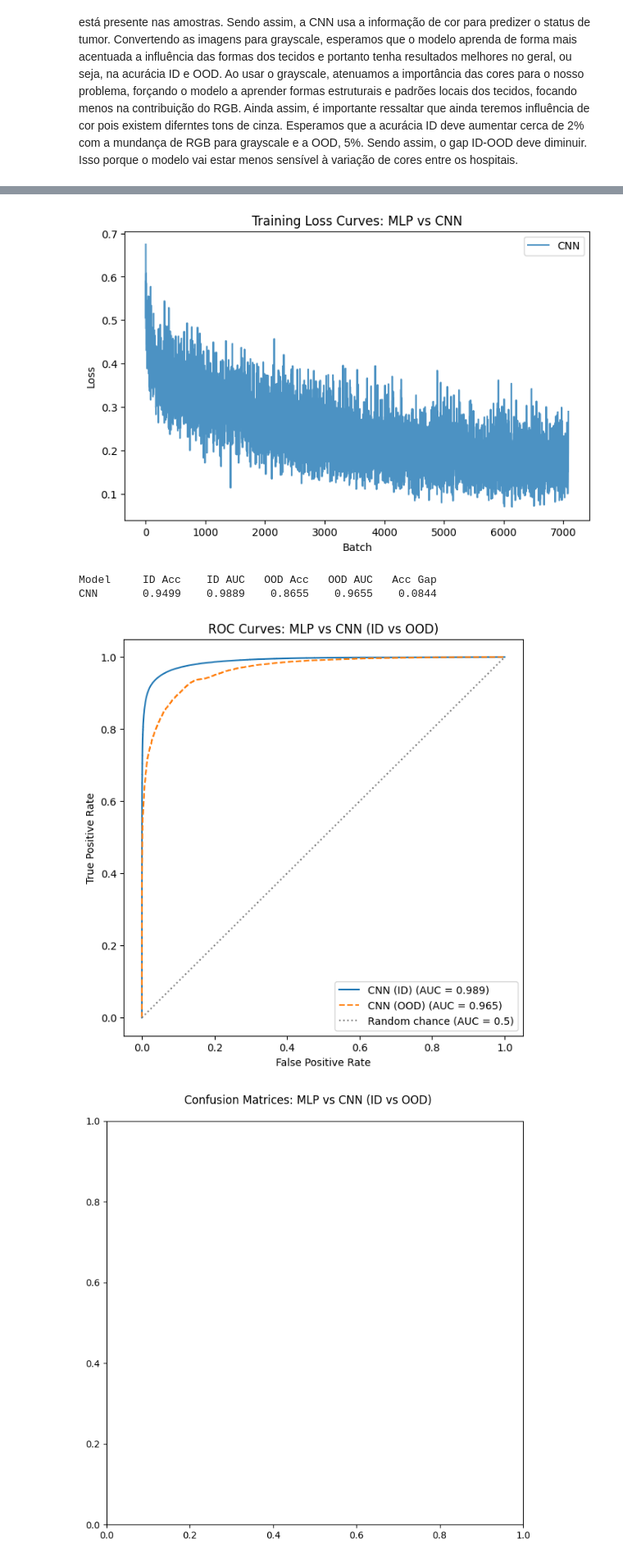
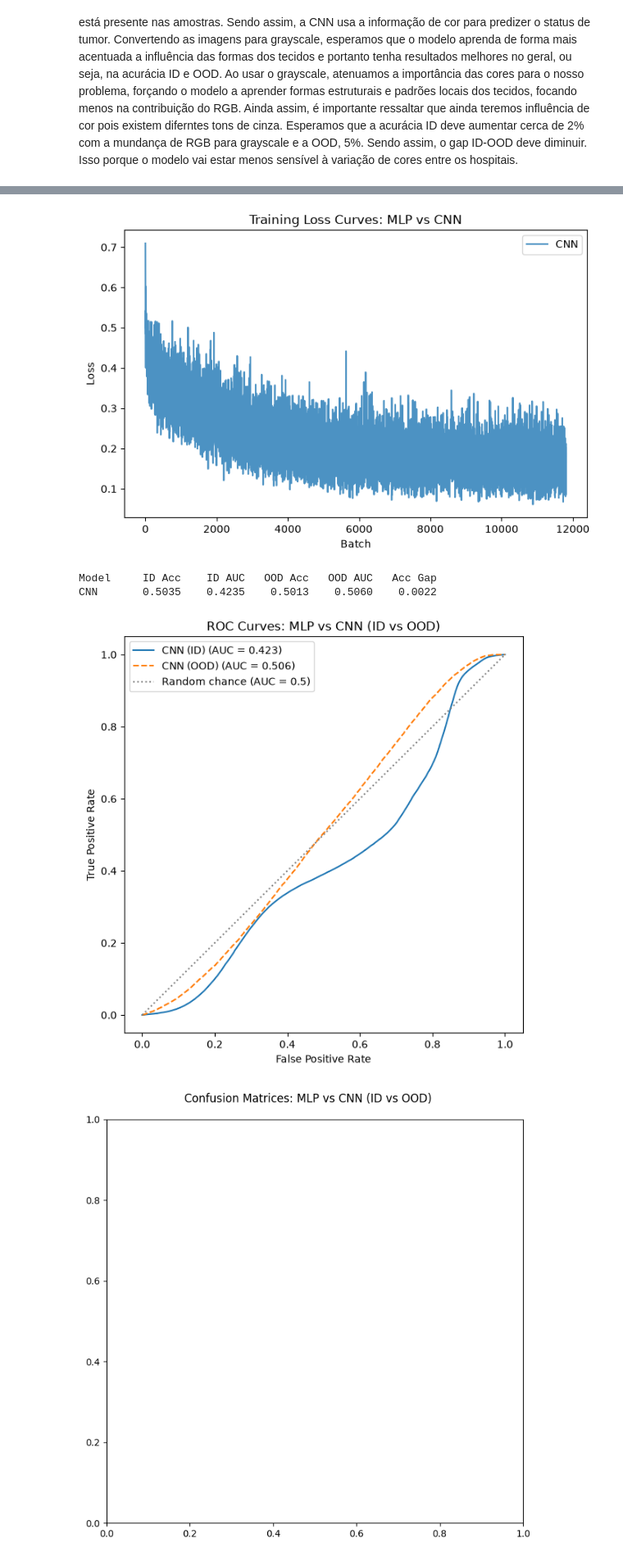
Before and after one commit to mariagabi-lustosa/Tarefa3_MC886, a Jupyter notebook: mc886_1s2026_assignment_3.ipynb, the cells around one changed output, grey strips where cells are left out. Shown at 82% size. Saved outputs shown, nothing was run; the diff lists cells and outputs as text; code cells hidden in the pictures.

```diff
--- a/mc886_1s2026_assignment_3.ipynb
+++ b/mc886_1s2026_assignment_3.ipynb
@@ -1047,20 +1047,15 @@ test_data = dataset.get_subset("test", transform=transform)
 # Maintain the same configurations you set on the previous cells (e.g. input size, normalization, etc.) to
 # isolate the effect of changing the data assumptions.
 
-cnn = SmallCNN(1, channels=[32, 64, 128], dropout=dropout).to(DEVICE)  # Change the input channels to 1 for grayscale images.
+dropout = 0.2
+cnn = SmallCNN(in_channels=1, dropout=dropout).to(DEVICE)
 
 train_loader = get_train_loader("standard", train_data, batch_size=128, num_workers=4)
 val_loader = DataLoader(val_data, batch_size=128, shuffle=False, num_workers=4)
 
 learning_rate = 1e-3
-n_epochs = 3
-dropout = 0.2
-
-cnn = SmallCNN(dropout=dropout).to(DEVICE)
-
+n_epochs = 5
 cnn_optimizer = optim.Adam(cnn.parameters(), lr=learning_rate)
 cnn_criterion = nn.BCEWithLogitsLoss()
-
-# CNN training might be slower than MLP training, so you can reduce the number of epochs for the CNN if needed.
 train_cnn_history = train_model(cnn, train_loader, cnn_criterion, cnn_optimizer, n_epochs=n_epochs, val_loader=val_loader, patience=2)
 # %% [output]
@@ -1076,41 +1078,42 @@ ax.set_title("Training Loss Curves: MLP vs CNN")
 ax.legend()
 plt.show()
 # %% [output]
-[figure, old version]
+[figure, new version]
 # %%
 # ID (train; hospitals 3, 4, 5) vs OOD (val, hospital 1)
 
 cnn_id_metrics_3 = evaluate_model(cnn, train_loader)
-cnn_ood_metrics_3 = evaluate_model(cnn, val_loader)
+cnn_ood_metrics_3 = evaluate_model(cnn, test_loader)
+
 
 # AUC: Area Under [the ROC] Curve
 print(f"{'Model':<6}{'ID Acc':>10}{'ID AUC':>10}{'OOD Acc':>10}{'OOD AUC':>10}{'Acc Gap':>10}")
 for name, id_m, ood_m in [("CNN", cnn_id_metrics_3, cnn_ood_metrics_3)]:
     gap = id_m["accuracy"] - ood_m["accuracy"]
     print(f"{name:<6}{id_m['accuracy']:>10.4f}{id_m['auc_roc']:>10.4f}{ood_m['accuracy']:>10.4f}{ood_m['auc_roc']:>10.4f}{gap:>10.4f}")
 
 # ROC curves: fpr/tpr for every (model, split) combination, plus the y=x diagonal (AUC = 0.5, random chance).
 fig, ax = plt.subplots(figsize=(7, 7))
 
 roc_inputs = [
     ("CNN (ID)", cnn_id_metrics_3, "-"),
     ("CNN (OOD)", cnn_ood_metrics_3, "--"),
 ]
 
 for name, metrics, linestyle in roc_inputs:
     fpr, tpr, _ = roc_curve(metrics["labels"], metrics["probs"])
     ax.plot(fpr, tpr, linestyle=linestyle, label=f"{name} (AUC = {metrics['auc_roc']:.3f})")
 
 ax.plot([0, 1], [0, 1], linestyle=":", color="gray", label="Random chance (AUC = 0.5)")
 ax.set_xlabel("False Positive Rate")
 ax.set_ylabel("True Positive Rate")
 ax.set_title("ROC Curves: MLP vs CNN (ID vs OOD)")
 ax.legend()
 plt.show()
 # %% [output]
 Model     ID Acc    ID AUC   OOD Acc   OOD AUC   Acc Gap
-CNN       0.9499    0.9889    0.8655    0.9655    0.0844
+CNN       0.5035    0.4235    0.5013    0.5060    0.0022
-[figure, old version]
+[figure, new version]
 # %%
 # Confusion matrices: one per (model, split) combination, using the same 0.5 threshold as evaluate_model.
 fig, axes = plt.subplots(figsize=(7, 7))
```
Also changed, not shown: parts of 1 cell of this notebook.
